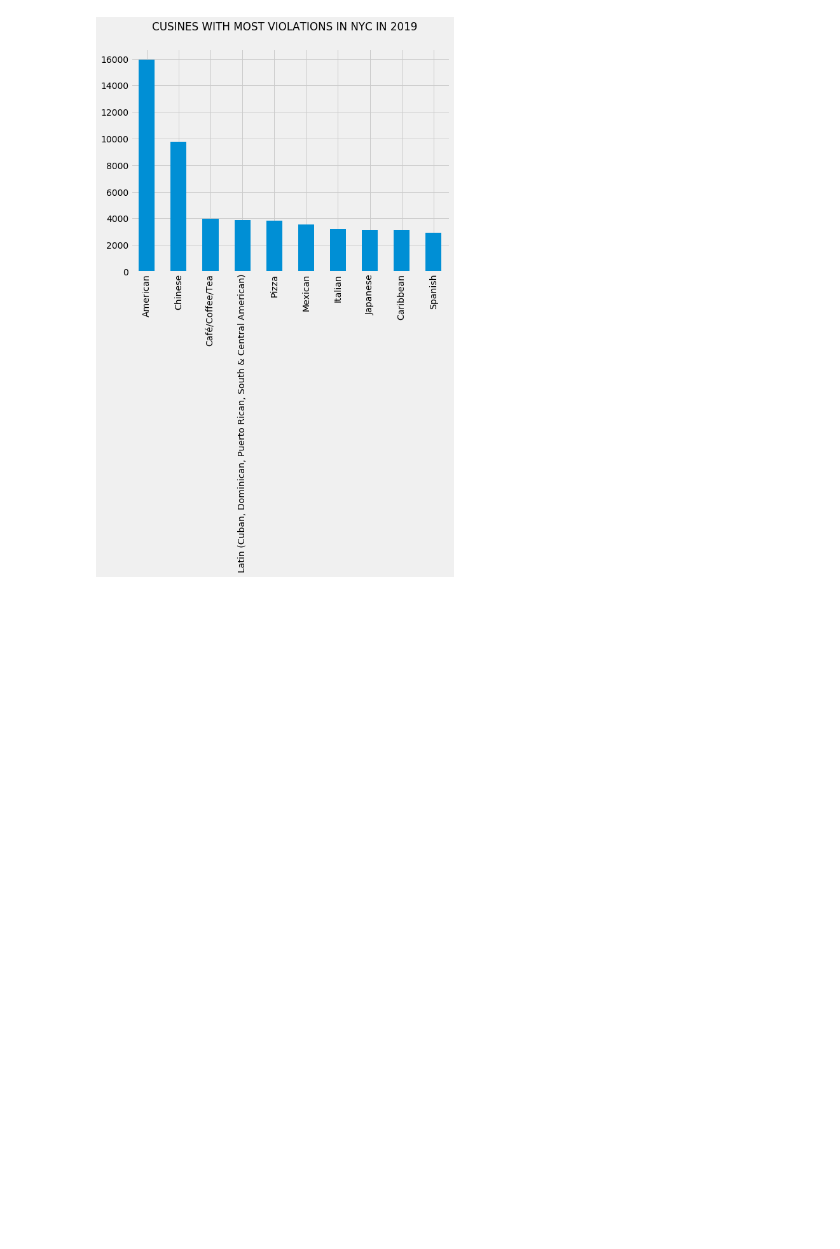
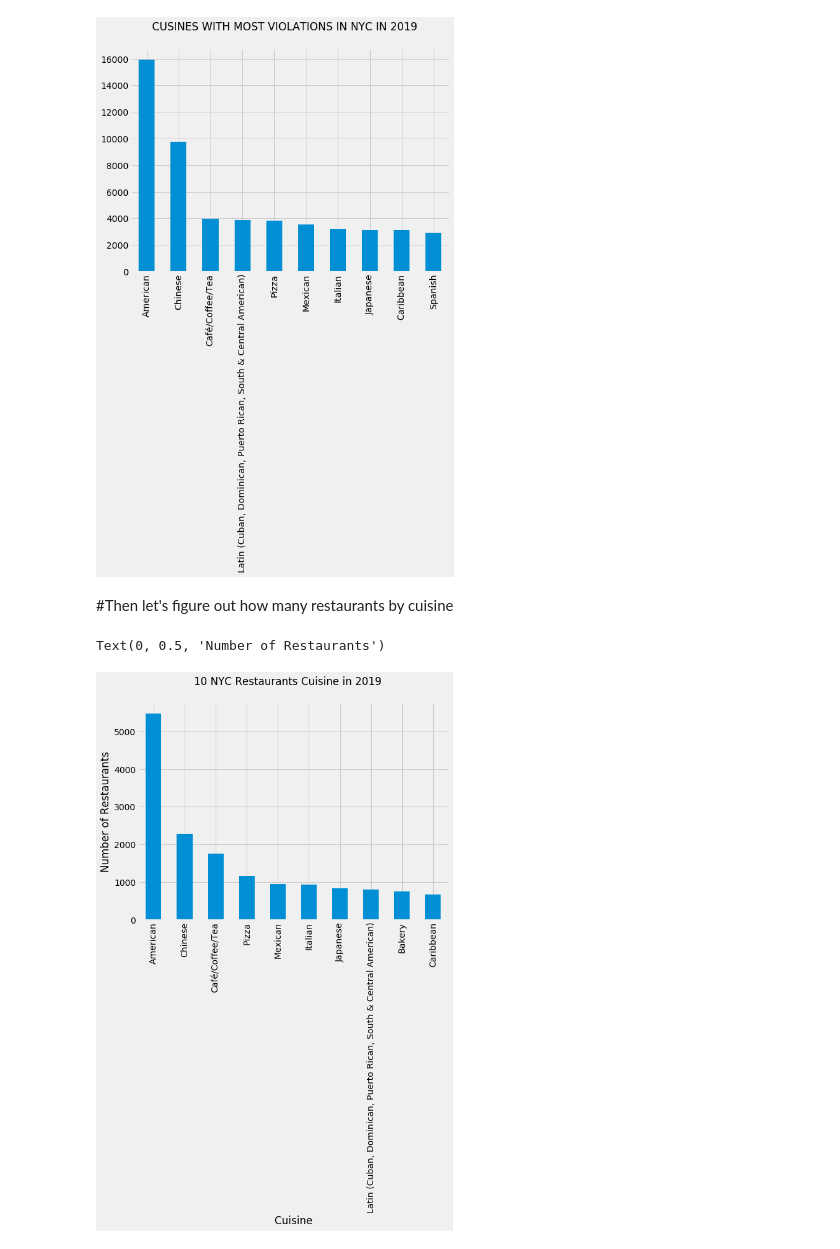
Before and after one commit to maggiewong8/NYC_restaurant_health_grades_analysis, a Jupyter notebook: Restaurant_Health_Inspection__Analysis_PYTH122MW.ipynb, the cells around one changed output. Drawn from its saved outputs; the diff is of its cells as text; code cells hidden in the pictures; blank space fills up the shorter version.

```diff
--- a/Restaurant_Health_Inspection__Analysis_PYTH122MW.ipynb
+++ b/Restaurant_Health_Inspection__Analysis_PYTH122MW.ipynb
@@ -262,3 +279,14 @@ plt.suptitle('CUSINES WITH MOST VIOLATIONS IN NYC IN 2019')
 # %% [output]
 Text(0.5, 0.98, 'CUSINES WITH MOST VIOLATIONS IN NYC IN 2019')
 [figure]
+# %% [markdown]
+#Then let's figure out how many restaurants by cuisine
+# %%
+num_of_rest_c = num_of_rest_2019['CUISINE DESCRIPTION'].value_counts()
+num_of_rest_c.head(10).plot(kind='bar')
+plt.suptitle('Top 10 NYC Restaurants Cuisines in 2019')
+plt.xlabel('Cuisine')
+plt.ylabel('Number of Restaurants')
+# %% [output]
+Text(0, 0.5, 'Number of Restaurants')
+[figure, added]
```
Also changed, not shown: parts of 20 cells of this notebook.
